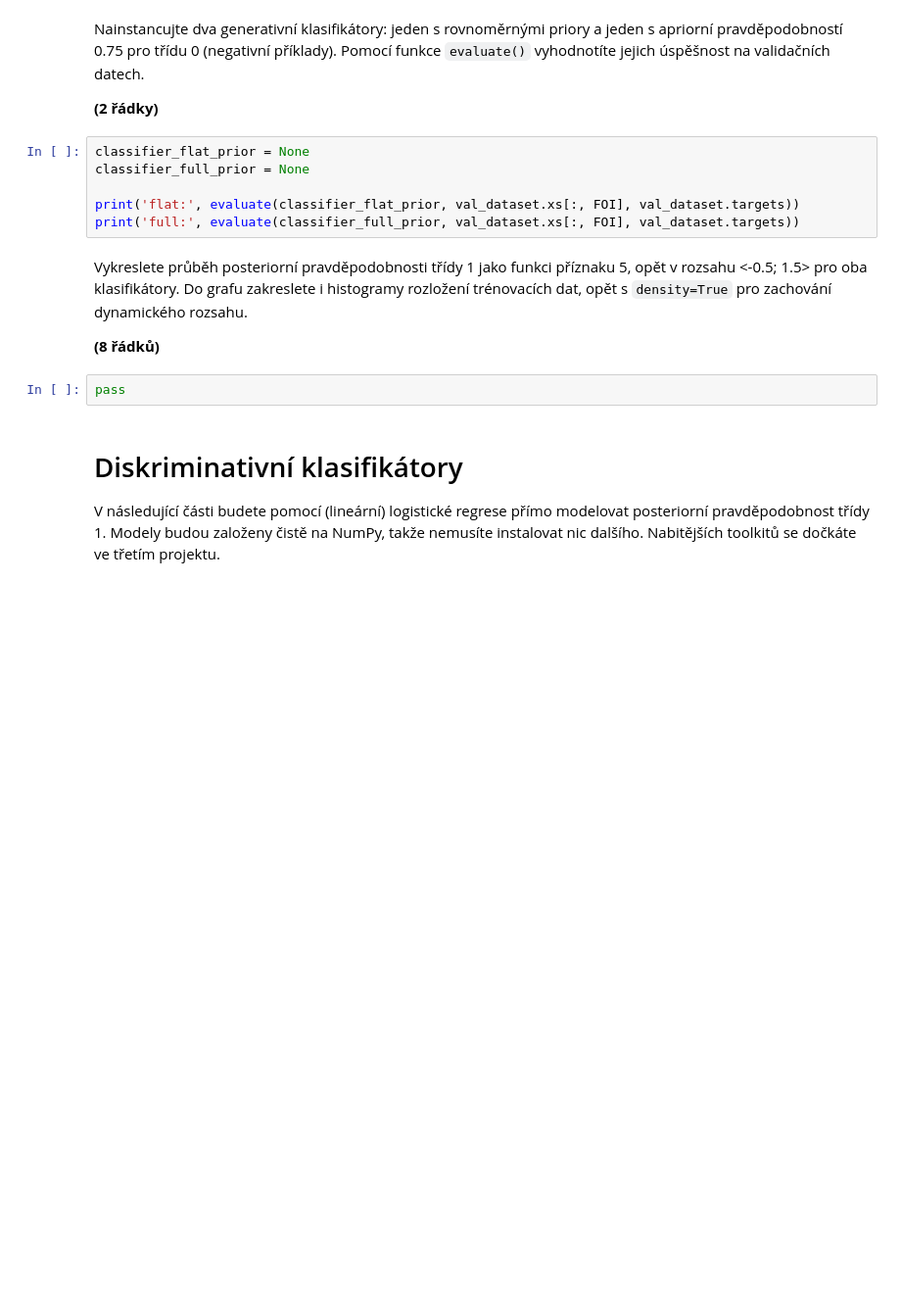
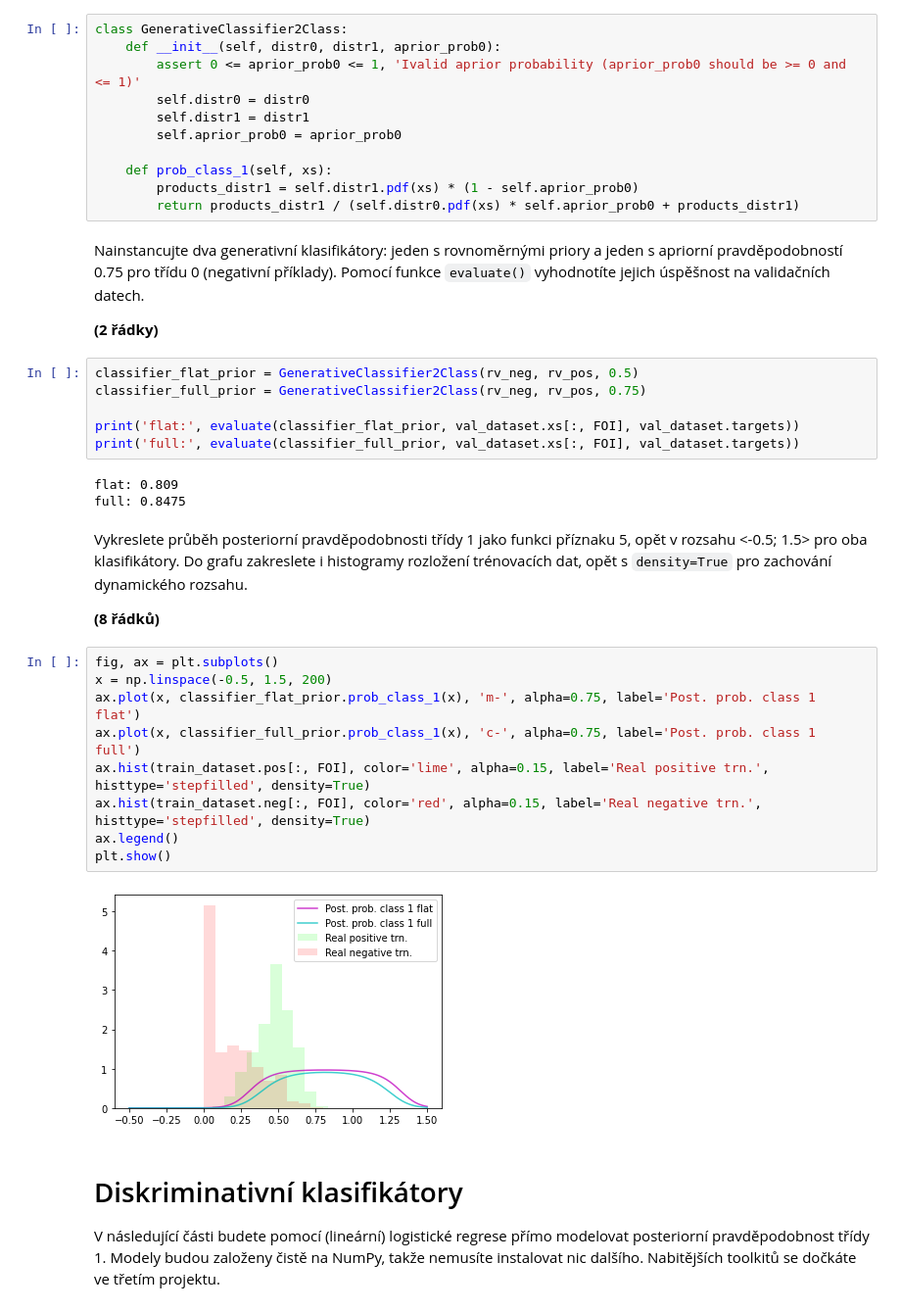
Before and after one commit to NejedlyDominik/vut-fit-SUI-project-2, a Jupyter notebook: zadani.ipynb, the cells around one changed output. Shown at 98% size. Cells and saved outputs as stored; diff of their text form; blank space fills up the shorter version.

Commit message:
Add generative classifiers

```diff
--- a/zadani.ipynb
+++ b/zadani.ipynb
@@ -162,21 +161,44 @@ class GenerativeClassifier2Class:
+# %%
+class GenerativeClassifier2Class:
+    def __init__(self, distr0, distr1, aprior_prob0):
+        assert 0 <= aprior_prob0 <= 1, 'Ivalid aprior probability (aprior_prob0 should be >= 0 and <= 1)'
+        self.distr0 = distr0
+        self.distr1 = distr1
+        self.aprior_prob0 = aprior_prob0
+
+    def prob_class_1(self, xs):
+        products_distr1 = self.distr1.pdf(xs) * (1 - self.aprior_prob0)
+        return products_distr1 / (self.distr0.pdf(xs) * self.aprior_prob0 + products_distr1)
 # %% [markdown]
 Nainstancujte dva generativní klasifikátory: jeden s rovnoměrnými priory a jeden s apriorní pravděpodobností 0.75 pro třídu 0 (negativní příklady).
 Pomocí funkce `evaluate()` vyhodnotíte jejich úspěšnost na validačních datech.
 
 **(2 řádky)**
 # %%
-classifier_flat_prior = None
-classifier_full_prior = None
+classifier_flat_prior = GenerativeClassifier2Class(rv_neg, rv_pos, 0.5)
+classifier_full_prior = GenerativeClassifier2Class(rv_neg, rv_pos, 0.75)
 
 print('flat:', evaluate(classifier_flat_prior, val_dataset.xs[:, FOI], val_dataset.targets))
 print('full:', evaluate(classifier_full_prior, val_dataset.xs[:, FOI], val_dataset.targets))
+# %% [output]
+flat: 0.809
+full: 0.8475
 # %% [markdown]
 Vykreslete průběh posteriorní pravděpodobnosti třídy 1 jako funkci příznaku 5, opět v rozsahu <-0.5; 1.5> pro oba klasifikátory.
 Do grafu zakreslete i histogramy rozložení trénovacích dat, opět s `density=True` pro zachování dynamického rozsahu.
 
 **(8 řádků)**
-# %%
-pass
+# %%
+fig, ax = plt.subplots()
+x = np.linspace(-0.5, 1.5, 200)
+ax.plot(x, classifier_flat_prior.prob_class_1(x), 'm-', alpha=0.75, label='Post. prob. class 1 flat')
+ax.plot(x, classifier_full_prior.prob_class_1(x), 'c-', alpha=0.75, label='Post. prob. class 1 full')
+ax.hist(train_dataset.pos[:, FOI], color='lime', alpha=0.15, label='Real positive trn.', histtype='stepfilled', density=True)
+ax.hist(train_dataset.neg[:, FOI], color='red', alpha=0.15, label='Real negative trn.', histtype='stepfilled', density=True)
+ax.legend()
+plt.show()
+# %% [output]
+[figure, added]
 # %% [markdown]
 # Diskriminativní klasifikátory
 V následující části budete pomocí (lineární) logistické regrese přímo modelovat posteriorní pravděpodobnost třídy 1.
```
Also changed, not shown: parts of 4 cells of this notebook.
